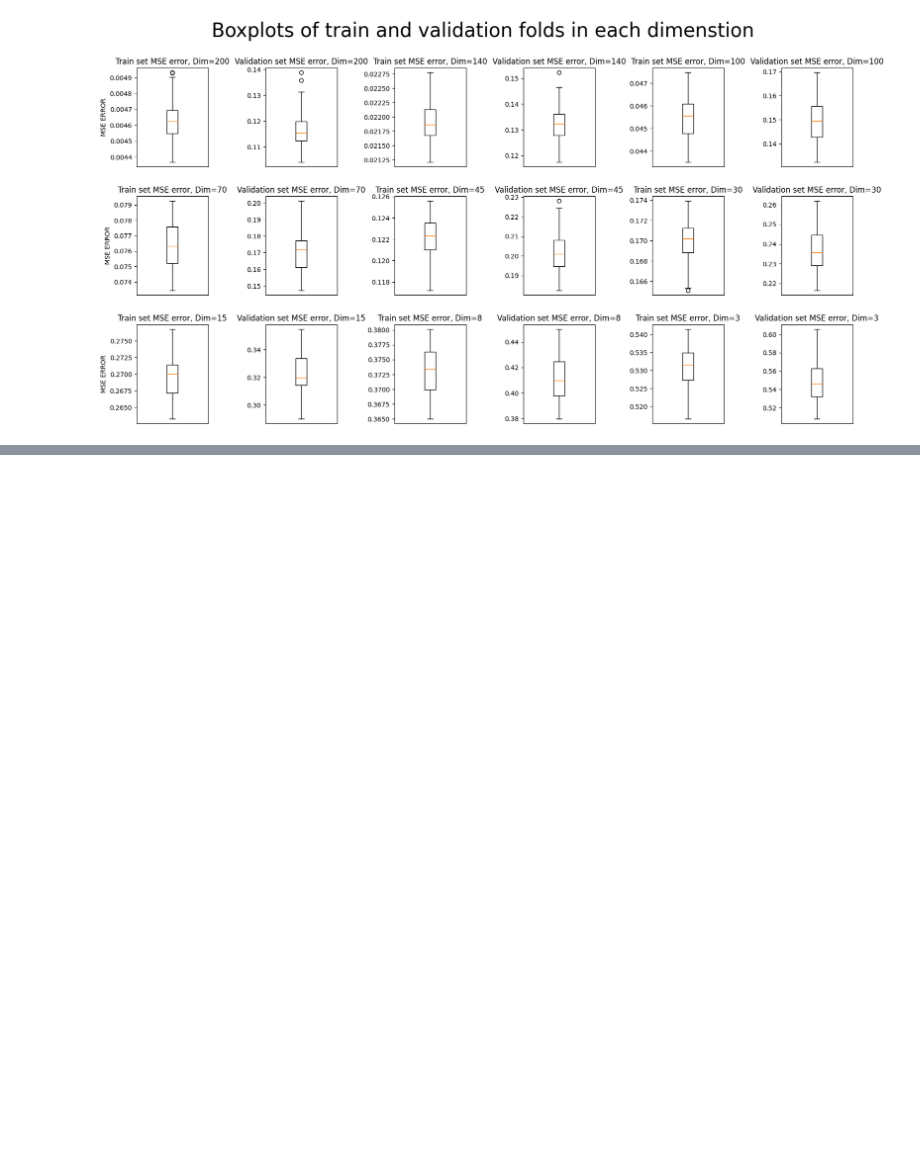
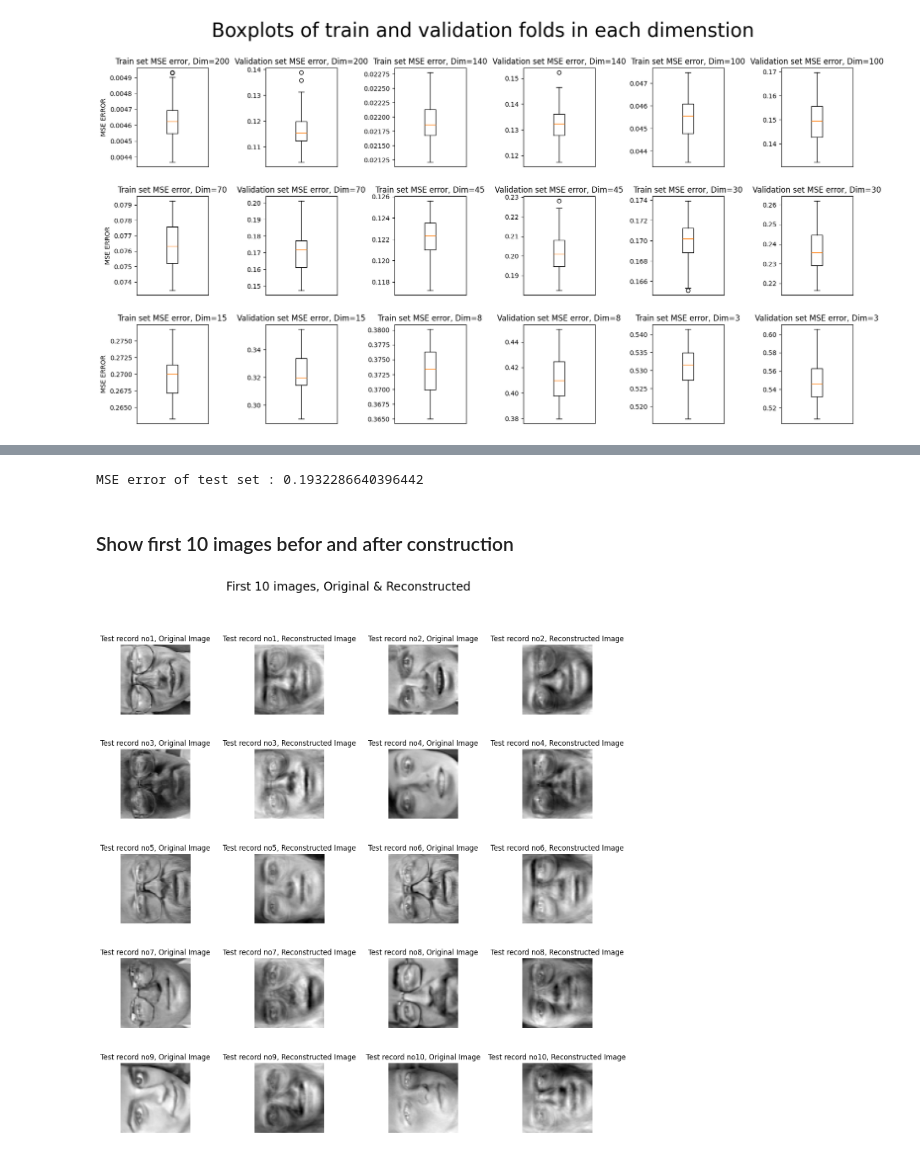
Before and after one commit to yazdanzv/ML_project_no4, a Jupyter notebook: Q2.ipynb, the cells around one changed output, grey strips where cells are left out. Cells and saved outputs as stored; diff of their text form; code cells hidden in the pictures; blank space fills up the shorter version.

```diff
--- a/Q2.ipynb
+++ b/Q2.ipynb
@@ -81,6 +81,7 @@ for dimension in desired_dimensions:
             mse_errors[dimension]['validation'].append(copy.deepcopy(mse_validation_fold))
         else:
             raise Exception("ERROR")
+        mse_errors[dimension]['model'] = copy.deepcopy(pca)
 # %% [markdown]
 <h2>Boxplot</h2>
 <h5>Plot boxplot for validation fold and train fold for each chosen dimension</h5>
@@ -108,0 +113,36 @@ plt.show()
+# %%
+# Select the best model
+best_model = mse_errors[45]['model']
+
+# Reconstruct the test set
+X_test_reduced = best_model.transform(X_test)
+X_test_reconstructed = best_model.inverse_transform(X_test_reduced)
+
+# Calculate the MSE error
+mse_test = MSE(X_test, X_test_reconstructed)
+
+print(f"MSE error of test set : {mse_test}")
+# %% [output]
+MSE error of test set : 0.1932286640396442
+# %% [markdown]
+<h3>Show first 10 images befor and after construction</h3>
+# %%
+fig, axes = plt.subplots(nrows=5, ncols=4, figsize=(15, 15))
+fig.subplots_adjust(wspace=0.5, hspace=0.5)
+
+for i, ax in enumerate(axes.flat):
+    if i % 2 == 0:
+        image_original = X_test[i].reshape(64, 64)
+        ax.imshow(image_original, cmap='gray')
+        ax.set_title(f"Test record no{(i // 2) + 1}, Original Image")
+        ax.axis('off')
+    else:
+        image_reconstructed = X_test_reconstructed[i].reshape(64, 64)
+        ax.imshow(image_reconstructed, cmap='gray')
+        ax.set_title(f"Test record no{(i // 2) + 1}, Reconstructed Image")
+        ax.axis('off')
+
+plt.suptitle("First 10 images, Original & Reconstructed", fontsize=20)
+plt.show()
+# %% [output]
+[figure, added]
```
Also changed, not shown: parts of 1 cell of this notebook.
